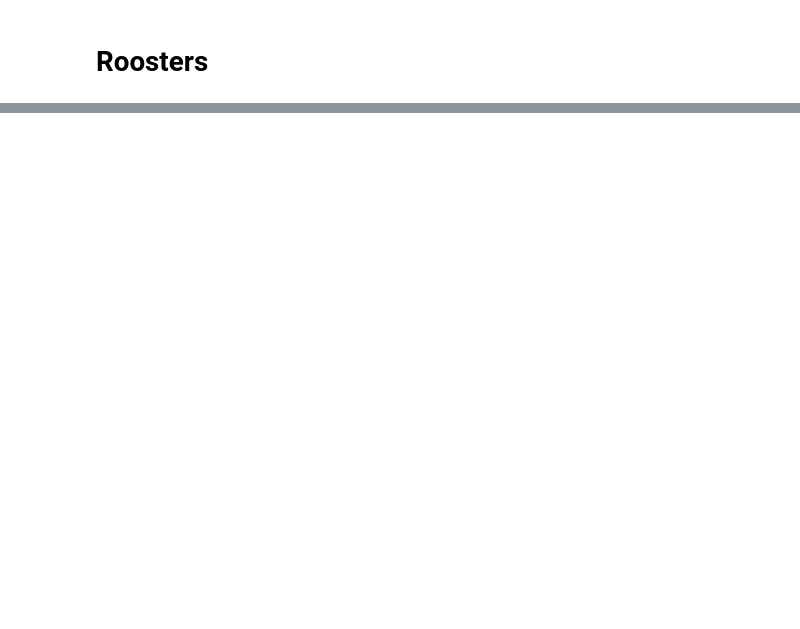
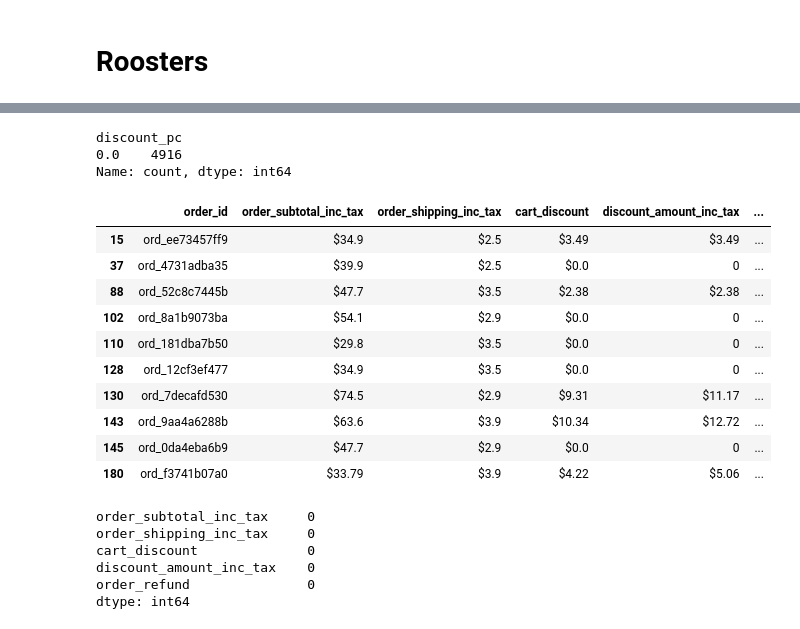
Before and after one commit to JJJJ217/Rooster, a Jupyter notebook: notebooks/1. Data preparation.ipynb, the cells around one changed output, grey strips where cells are left out. Cells and saved outputs as stored; diff of their text form; code cells hidden in the pictures; blank space fills up the shorter version.

```diff
--- a/notebooks/1. Data preparation.ipynb
+++ b/notebooks/1. Data preparation.ipynb
@@ -41,0 +385,60 @@ df.head()
+# %%
+# Examine discount percentage where discount amount is missing
+orders.loc[
+    orders['discount_amount_inc_tax'].isna(),
+    'discount_pc'
+].value_counts(dropna=False)
+# %% [output]
+discount_pc
+0.0    4916
+Name: count, dtype: int64
+# %%
+# Missing discount amount represents no discount
+orders['discount_amount_inc_tax'] = (
+    orders['discount_amount_inc_tax']
+    .fillna(0)
+)
+# %%
+# Investigate orders with missing order totals
+orders.loc[
+    orders['order_total'].isna(),
+    [
+        'order_id',
+        'order_subtotal_inc_tax',
+        'order_shipping_inc_tax',
+        'cart_discount',
+        'discount_amount_inc_tax',
+        'order_refund',
+        'order_total'
+    ]
+].head(10)
+# %% [output]
+|  | order_id | order_subtotal_inc_tax | order_shipping_inc_tax | cart_discount | discount_amount_inc_tax | ... |
+| 15 | ord_ee73457ff9 | $34.9 | $2.5 | $3.49 | $3.49 | ... |
+| 37 | ord_4731adba35 | $39.9 | $2.5 | $0.0 | 0 | ... |
+| 88 | ord_52c8c7445b | $47.7 | $3.5 | $2.38 | $2.38 | ... |
+| 102 | ord_8a1b9073ba | $54.1 | $2.9 | $0.0 | 0 | ... |
+| 110 | ord_181dba7b50 | $29.8 | $3.5 | $0.0 | 0 | ... |
+| 128 | ord_12cf3ef477 | $34.9 | $3.5 | $0.0 | 0 | ... |
+| 130 | ord_7decafd530 | $74.5 | $2.9 | $9.31 | $11.17 | ... |
+| 143 | ord_9aa4a6288b | $63.6 | $3.9 | $10.34 | $12.72 | ... |
+| 145 | ord_0da4eba6b9 | $47.7 | $2.9 | $0.0 | 0 | ... |
+| 180 | ord_f3741b07a0 | $33.79 | $3.9 | $4.22 | $5.06 | ... |
+# %%
+orders.loc[
+    orders['order_total'].isna(),
+    [
+        'order_subtotal_inc_tax',
+        'order_shipping_inc_tax',
+        'cart_discount',
+        'discount_amount_inc_tax',
+        'order_refund'
+    ]
+].isna().sum()
+# %% [output]
+order_subtotal_inc_tax     0
+order_shipping_inc_tax     0
+cart_discount              0
+discount_amount_inc_tax    0
+order_refund               0
+dtype: int64
```
Also changed, not shown: parts of 68 cells of this notebook, 2 other files.
